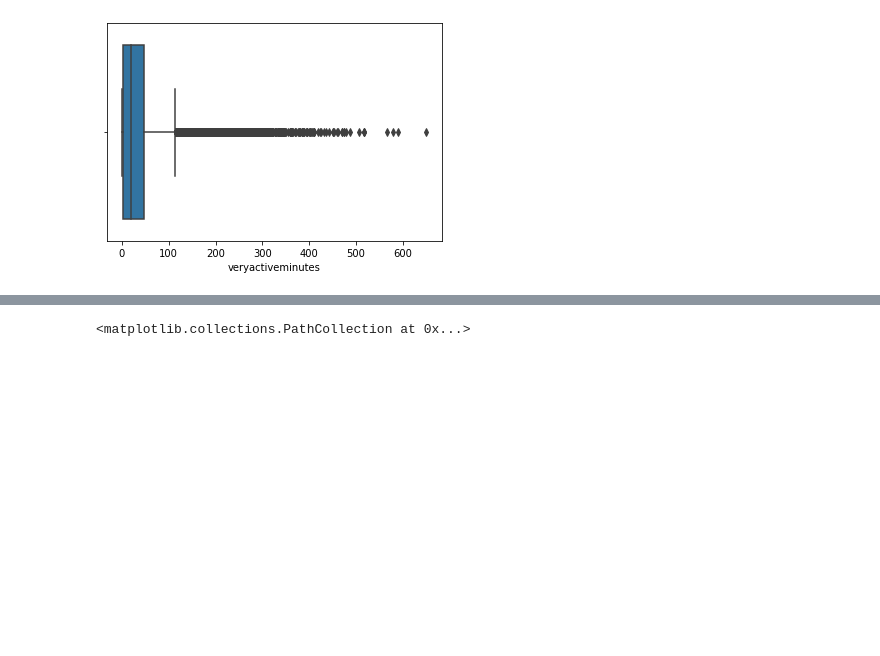
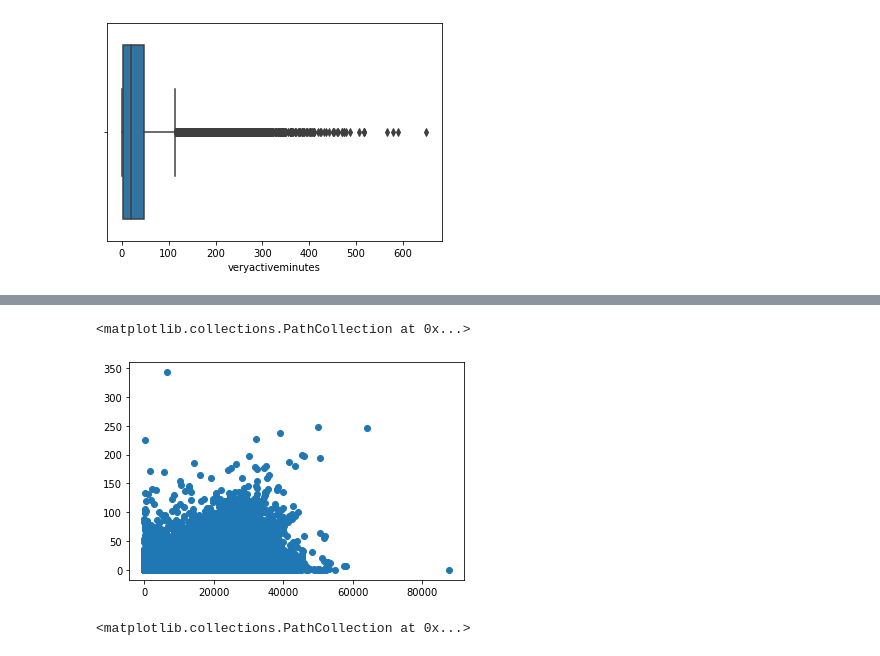
Before and after one commit to EAltunoglu/cmpe492, a Jupyter notebook: activity.ipynb, the cells around one changed output, grey strips where cells are left out. Cells and saved outputs as stored; diff of their text form; code cells hidden in the pictures; blank space fills up the shorter version.

```diff
--- a/activity.ipynb
+++ b/activity.ipynb
@@ -37,3 +40,11 @@ sns.boxplot(x=activities['veryactiveminutes'])
+# %%
+x = activities.steps
+y = activities.cardiomins
+
+plt.scatter(x, y)
+# %% [output]
+<matplotlib.collections.PathCollection at 0x...>
+[figure, added]
 # %%
 x = activities.meanrate
 y = activities.sdrate
```
Also changed, not shown: parts of 2 cells of this notebook, 4 other files.
